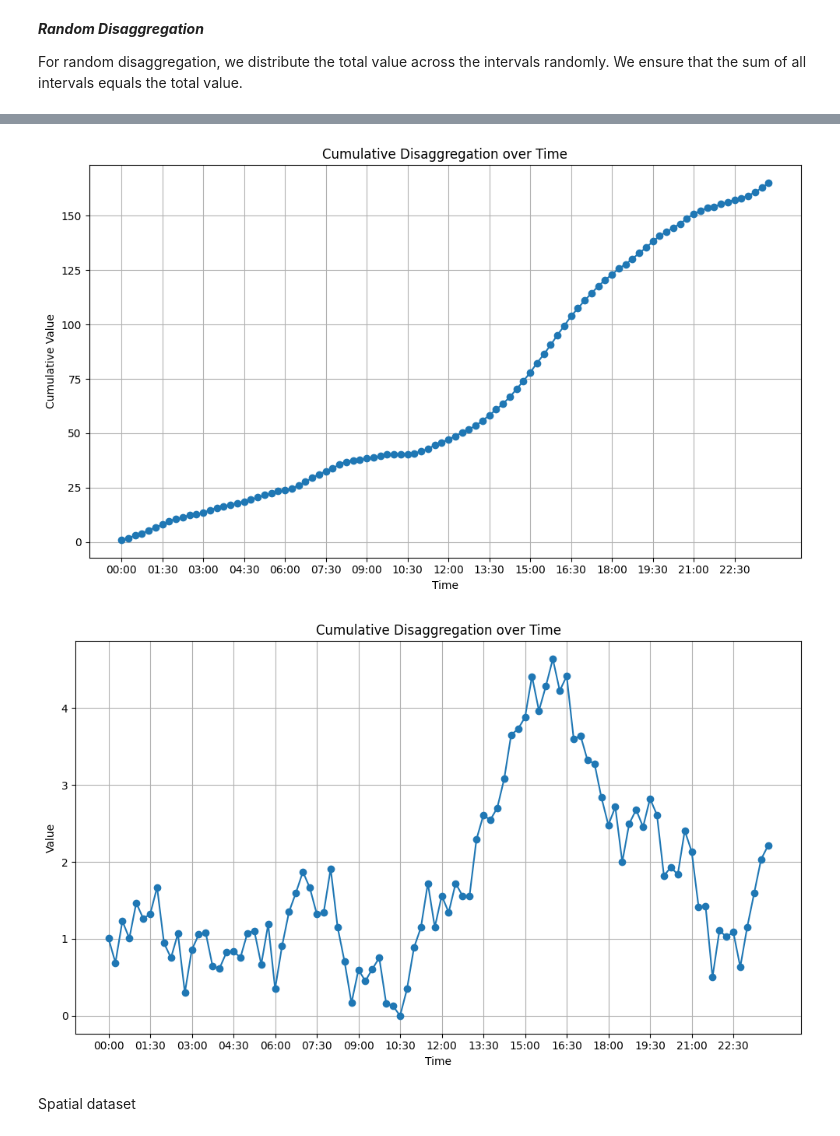
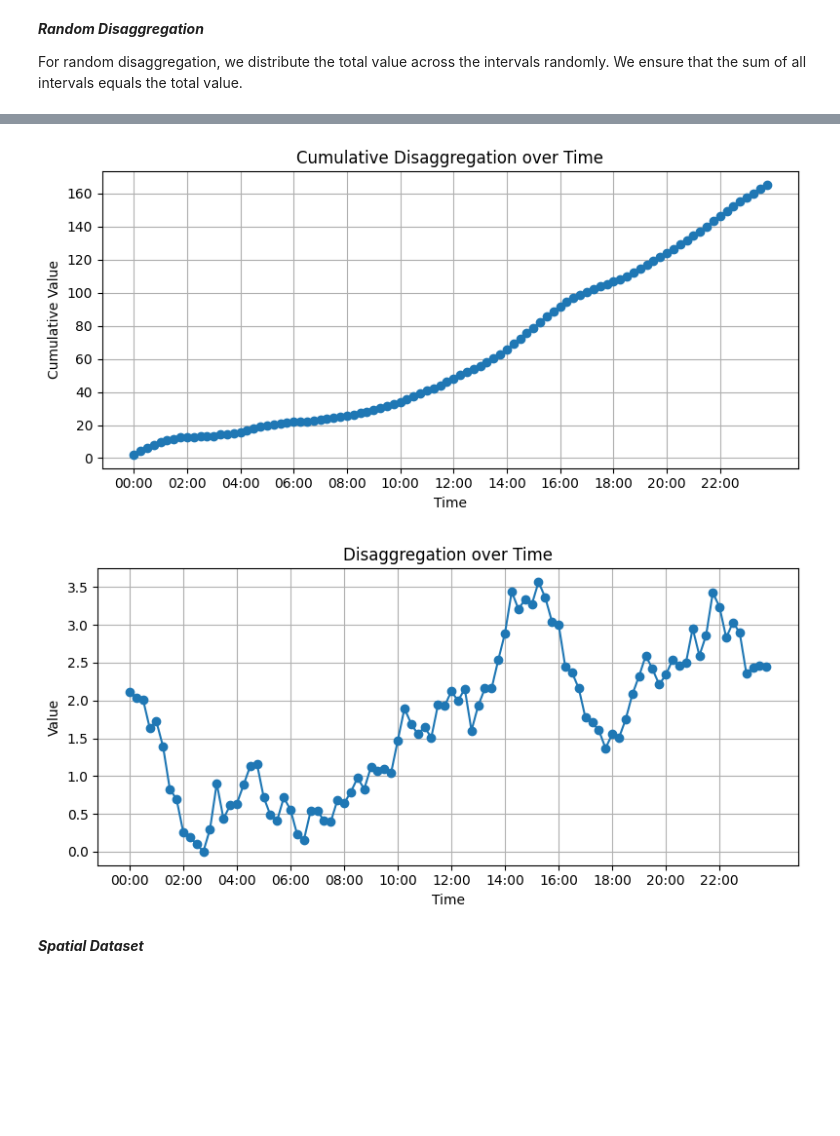
Before and after one commit to rauchman1/notebooks, a Jupyter notebook: Disaggregation.ipynb, the cells around one changed output, grey strips where cells are left out. Cells and saved outputs as stored; diff of their text form; code cells hidden in the pictures; blank space fills up the shorter version.

```diff
--- a/Disaggregation.ipynb
+++ b/Disaggregation.ipynb
@@ -144,32 +131,12 @@ def random_walk_disaggregation(total_value, num_intervals=96):
     return normalized_random_walk
 # %%
 random_walk_values = random_walk_disaggregation(return_value)
+plot_vals(time, random_walk_values)
+# %% [output]
+[figure, added]
+[figure, added]
-# %%
-# Plotting
-plt.figure(figsize=(10, 6))
-plt.plot(time, np.cumsum(random_walk_values), marker='o')
-plt.xticks(time[::6])
-plt.xlabel('Time')
-plt.ylabel('Cumulative Value')
-plt.title('Cumulative Disaggregation over Time')
-plt.grid(True)
-plt.tight_layout()
-# %% [output]
-[figure, removed]
-# %%
-# Plotting
-plt.figure(figsize=(10, 6))
-plt.plot(time, random_walk_values, marker='o')
-plt.xticks(time[::6])
-plt.xlabel('Time')
-plt.ylabel('Value')
-plt.title('Cumulative Disaggregation over Time')
-plt.grid(True)
-plt.tight_layout()
-# %% [output]
-[figure, removed]
-# %% [markdown]
-Spatial dataset
+# %% [markdown]
+***Spatial Dataset***
 # %%
 # Define boundaries and resolution
 lat_start, lat_end, lat_res = 6.00, 6.81, 0.01
```
Also changed, not shown: parts of 10 cells of this notebook.
